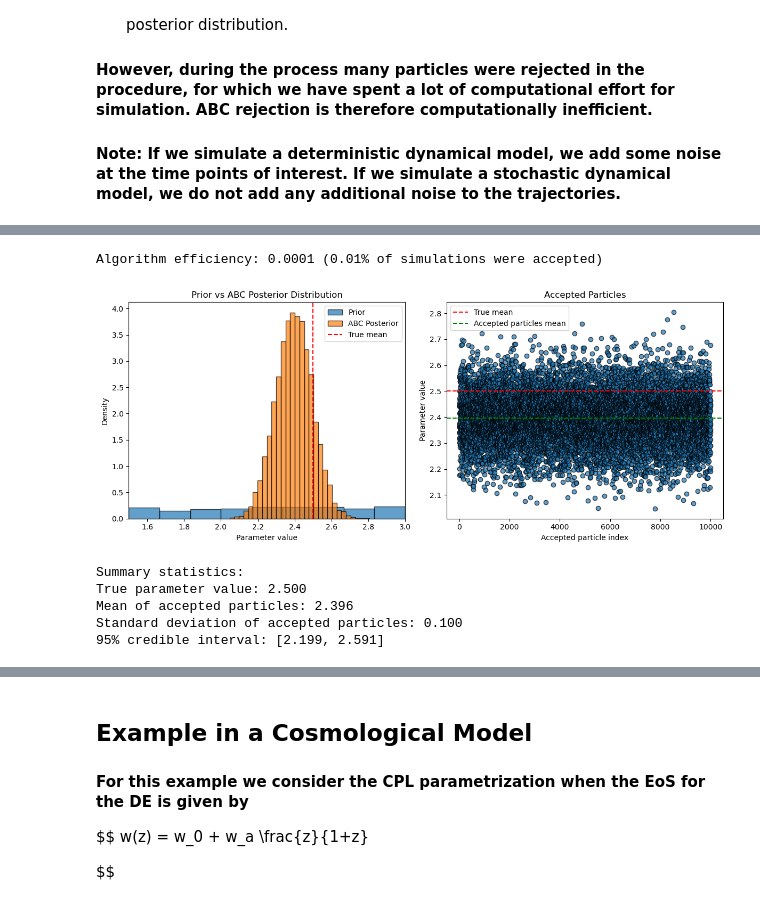
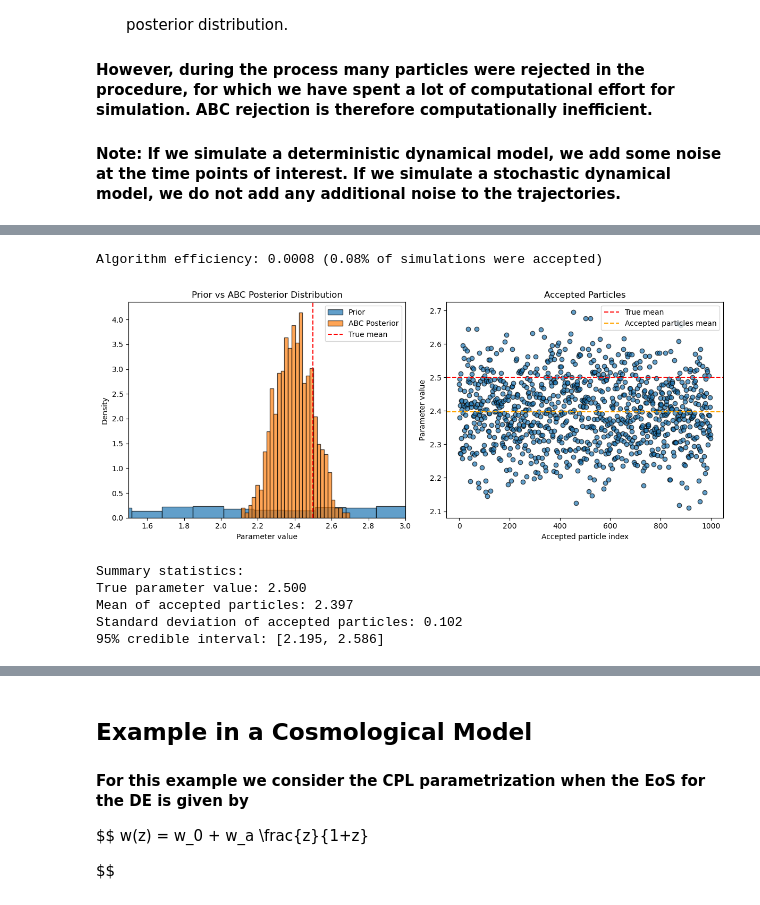
Before and after one commit to mazapataa/sbi-basic, a Jupyter notebook: tutorial_1.ipynb, the cells around one changed output, grey strips where cells are left out. Saved outputs shown, nothing was run; the diff lists cells and outputs as text; code cells hidden in the pictures.

```diff
--- a/tutorial_1.ipynb
+++ b/tutorial_1.ipynb
@@ -183,7 +179,7 @@ def abc_rejection(prior, simulator, distance, observed_data, epsilon, n_accepted
             accepted_particles.append(theta_star)
 
             # Print progress every 10 accepted particles
-            if len(accepted_particles) % 10 == 0:
+            if len(accepted_particles) % 1000 == 0:
                 print(f"Accepted {len(accepted_particles)} particles. "
                       f"Acceptance rate: {len(accepted_particles)/total_simulations:.4f}")
 
@@ -194,10 +190,10 @@ def abc_rejection(prior, simulator, distance, observed_data, epsilon, n_accepted
     return np.array(accepted_particles), total_simulations
 # %%
 # step 6: Run the rejection ABC algorithm
-epsilon = 0.0002
+epsilon = 0.002
 
 # Number of particles to accept
-n_accepted = 10000
+n_accepted = 1000
 
 # Run the ABC rejection algorithm
 accepted_particles, total_simulations = abc_rejection(
@@ -234,38 +216,38 @@ plt.figure(figsize=(12, 5))
 plt.subplot(1, 2, 1)
 plt.hist(prior_samples, bins=30, density=True, alpha=0.7, label='Prior', edgecolor='black')
 plt.hist(accepted_particles, bins=30, density=True, alpha=0.7, label='ABC Posterior', edgecolor='black')
 plt.axvline(mean_tru, color='red', linestyle='--', label='True mean')
 plt.xlabel('Parameter value')
 plt.ylabel('Density')
 plt.title('Prior vs ABC Posterior Distribution')
 plt.xlim(1.5,3.0)
 plt.legend()
 
 # Plot 2: Accepted particles with distance information
 plt.subplot(1, 2, 2)
 plt.scatter(range(len(accepted_particles)), accepted_particles, alpha=0.7, edgecolor='black')
 plt.axhline(mean_tru, color='red', linestyle='--', label='True mean')
-plt.axhline(np.mean(accepted_particles), color='green', linestyle='--', label='Accepted particles mean')
+plt.axhline(np.mean(accepted_particles), color='orange', linestyle='--', label='Accepted particles mean')
 plt.xlabel('Accepted particle index')
 plt.ylabel('Parameter value')
 plt.title('Accepted Particles')
 plt.legend()
 
 plt.tight_layout()
 plt.show()
 
 # Print summary statistics
 print(f"\nSummary statistics:")
 print(f"True parameter value: {mean_tru:.3f}")
 print(f"Mean of accepted particles: {np.mean(accepted_particles):.3f}")
 print(f"Standard deviation of accepted particles: {np.std(accepted_particles):.3f}")
 print(f"95% credible interval: [{np.percentile(accepted_particles, 2.5):.3f}, "
       f"{np.percentile(accepted_particles, 97.5):.3f}]")
 # %% [output]
-Algorithm efficiency: 0.0001 (0.01% of simulations were accepted)
+Algorithm efficiency: 0.0008 (0.08% of simulations were accepted)
-[figure, old version]
+[figure, new version]
 Summary statistics:
 True parameter value: 2.500
-Mean of accepted particles: 2.396
-Standard deviation of accepted particles: 0.100
-95% credible interval: [2.199, 2.591]
+Mean of accepted particles: 2.397
+Standard deviation of accepted particles: 0.102
+95% credible interval: [2.195, 2.586]
```
Also changed, not shown: parts of 17 cells of this notebook.
